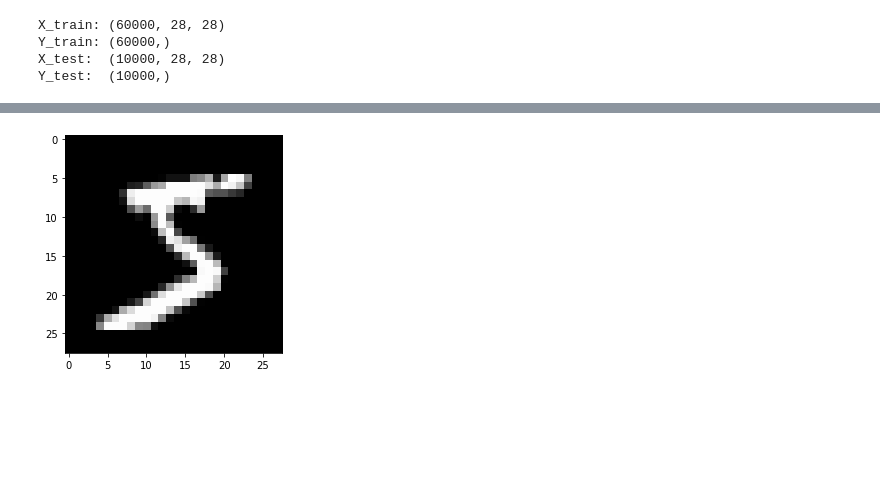
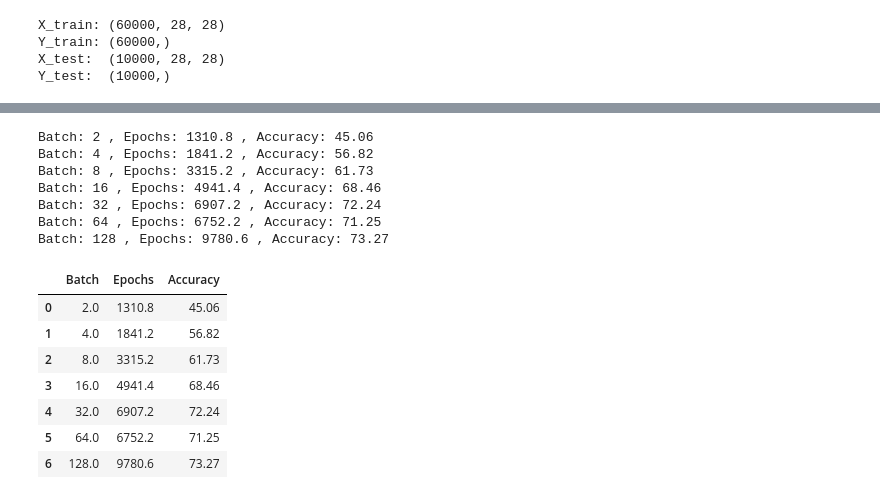
Before and after one commit to piotrpospiech/SN2k20, a Jupyter notebook: Lista2/Untitled.ipynb, the cells around one changed output, grey strips where cells are left out. Drawn from its saved outputs; the diff is of its cells as text; code cells hidden in the pictures; blank space fills up the shorter version.

```diff
--- a/Lista2/Untitled.ipynb
+++ b/Lista2/Untitled.ipynb
@@ -175,7 +216,0 @@ Accuracy: 100.0%
-# %%
-from matplotlib import pyplot
-
-pyplot.imshow(train_X[0], cmap=pyplot.get_cmap('gray'))
-pyplot.show()
-# %% [output]
-[figure, removed]
@@ -181,0 +234,61 @@ pyplot.show()
+# %%
+# Test Batch Size
+
+np.random.seed(243)
+random.seed(243)
+
+layer_shapes=[(784, 15), (15, 10)]
+batches = [2, 4, 8, 16, 32, 64, 128]
+learning_rate = 0.1
+
+df = pd.DataFrame(columns=['Batch', 'Epochs', 'Accuracy'])
+function = 'sigmoid'
+
+for batch in batches:
+
+    learning_times = []
+    epochs = []
+    errors = []
+    accs = []
+
+    for i in range(5):
+        network = Network(layer_shapes=layer_shapes, function=function)
+
+        costs, epoch = network.train(X,
+                      labels,
+                      learning_rate=learning_rate,
+                      max_epochs=10000,
+                      batch_size=batch,
+                      max_error=0.1)
+
+        z = network.forward(X_test, predict=True)
+
+        sum = 0
+        for z_i, label_i in zip(z, test_y[0:-3000]):
+            if Network.get_result(z_i) == label_i:
+                sum +=1
+
+        epochs.append(epoch)
+        accs.append(round(sum / len(z) * 100, 2))
+
+    print('Batch:', batch, ', Epochs:', round(np.mean(epochs), 2), ', Accuracy:', round(np.mean(accs), 2))
+    df = df.append({'Batch': batch, 'Epochs': round(np.mean(epochs), 2), 'Accuracy': round(np.mean(accs), 2)}, ignore_index=True)
+
+display(df)
+df.to_csv(f'./Results/{function}-batch-size-testing.csv', index=False)
+# %% [output]
+Batch: 2 , Epochs: 1310.8 , Accuracy: 45.06
+Batch: 4 , Epochs: 1841.2 , Accuracy: 56.82
+Batch: 8 , Epochs: 3315.2 , Accuracy: 61.73
+Batch: 16 , Epochs: 4941.4 , Accuracy: 68.46
+Batch: 32 , Epochs: 6907.2 , Accuracy: 72.24
+Batch: 64 , Epochs: 6752.2 , Accuracy: 71.25
+Batch: 128 , Epochs: 9780.6 , Accuracy: 73.27
+|  | Batch | Epochs | Accuracy |
+| 0 | 2.0 | 1310.8 | 45.06 |
+| 1 | 4.0 | 1841.2 | 56.82 |
+| 2 | 8.0 | 3315.2 | 61.73 |
+| 3 | 16.0 | 4941.4 | 68.46 |
+| 4 | 32.0 | 6907.2 | 72.24 |
+| 5 | 64.0 | 6752.2 | 71.25 |
+| 6 | 128.0 | 9780.6 | 73.27 |
```
Also changed, not shown: parts of 8 cells of this notebook, 7 other files.
